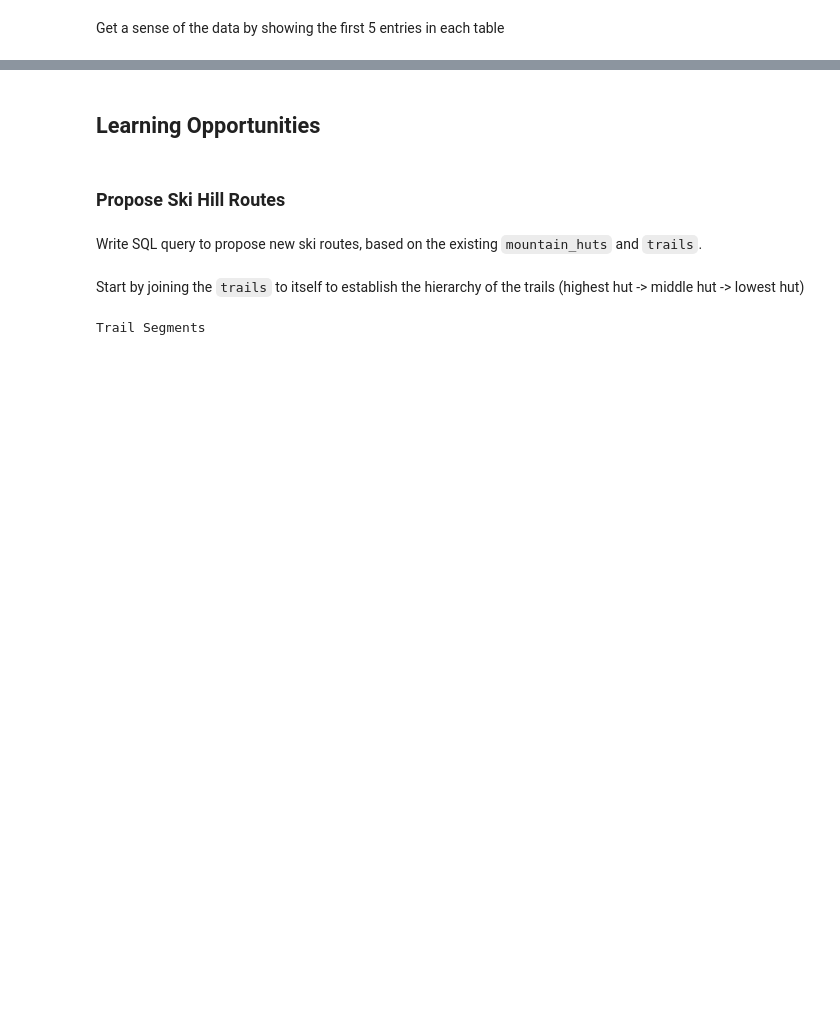
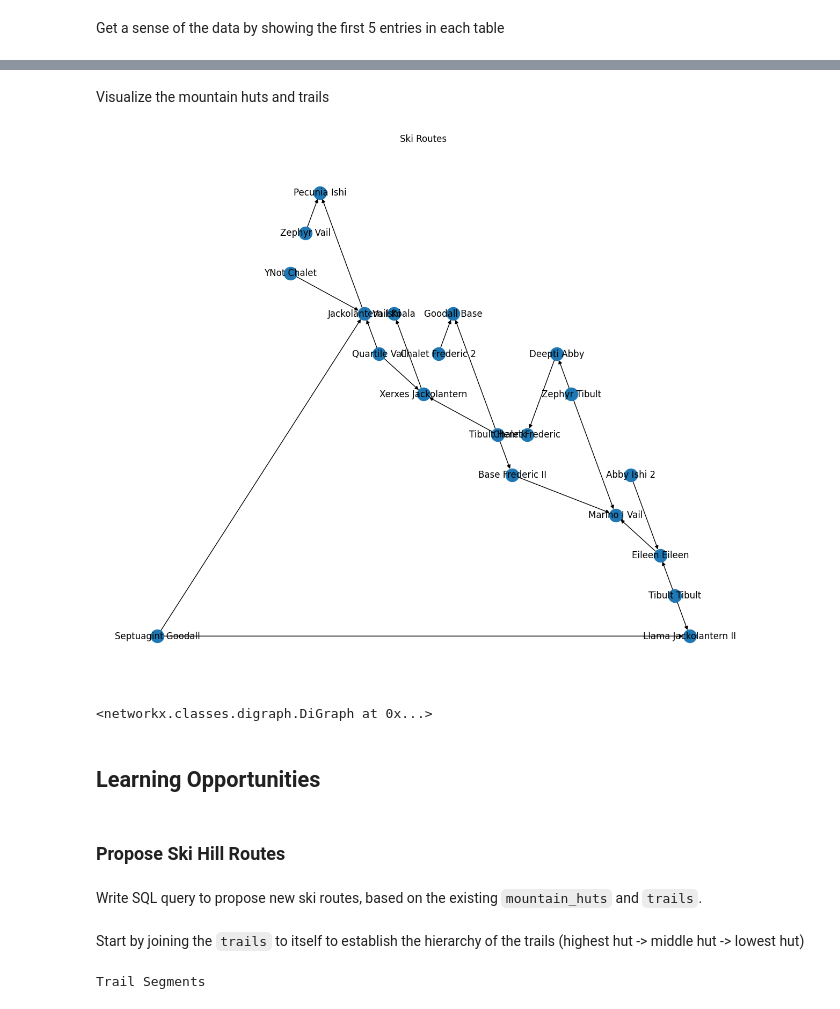
Before and after one commit to peterdobbs77/daily-coding, a Jupyter notebook: sql/try_ski_hill_db_sql.ipynb, the cells around one changed output, grey strips where cells are left out. Drawn from its saved outputs; the diff is of its cells as text; code cells hidden in the pictures; blank space fills up the shorter version.

```diff
--- a/sql/try_ski_hill_db_sql.ipynb
+++ b/sql/try_ski_hill_db_sql.ipynb
@@ -47,6 +47,13 @@ select * from trails limit 5;
 | 10 | 3 |
 | 7 | 4 |
 | 4 | 5 |
+# %% [markdown]
+Visualize the mountain huts and trails
+# %%
+ski_hill_database_utils.graph_ski_routes(DB_PATH)
+# %% [output]
+[figure, added]
+<networkx.classes.digraph.DiGraph at 0x...>
 # %% [markdown]
 ## Learning Opportunities
 # %% [markdown]
```
Also changed, not shown: parts of 10 cells of this notebook, 1 other file.
